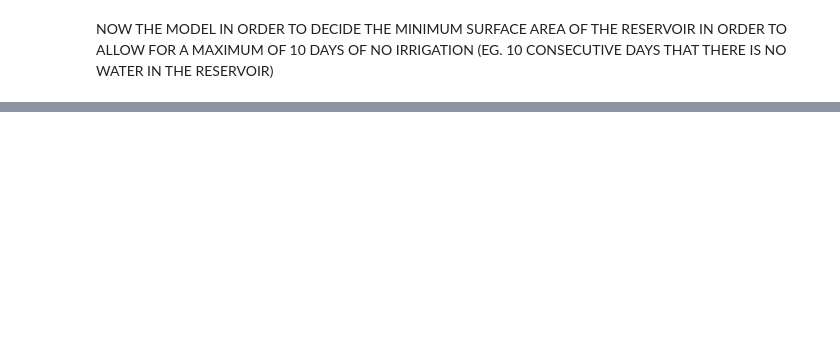
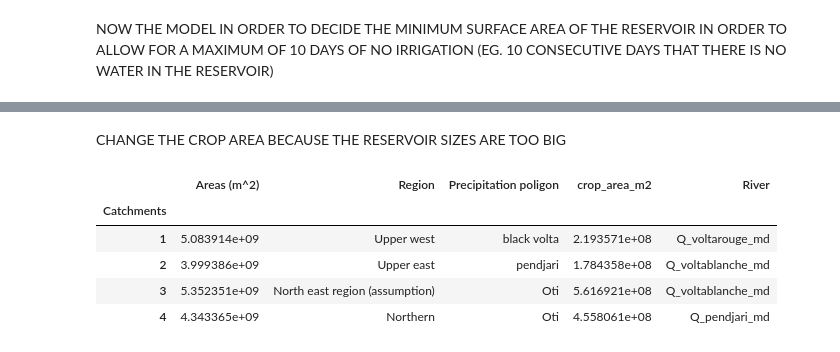
Before and after one commit to ehuistra/volta-case, a Jupyter notebook: Reservoir_Design_Model.ipynb, the cells around one changed output, grey strips where cells are left out. Drawn from its saved outputs; the diff is of its cells as text; code cells hidden in the pictures; blank space fills up the shorter version.

```diff
--- a/Reservoir_Design_Model.ipynb
+++ b/Reservoir_Design_Model.ipynb
@@ -606,0 +1019,16 @@ We will now continue by loading a design year for black volta and modelling the
+# %% [markdown]
+CHANGE THE CROP AREA BECAUSE THE RESERVOIR SIZES ARE TOO BIG
+# %%
+
+new_catchments = catchments.copy()
+
+new_catchments["crop_area_m2"] = new_catchments["crop_area_m2"] * 0.5
+
+new_catchments.head()
+# %% [output]
+|  | Areas (m^2) | Region | Precipitation poligon | crop_area_m2 | River |
+| Catchments |  |  |  |  |  |
+| 1 | 5.083914e+09 | Upper west | black volta | 2.193571e+08 | Q_voltarouge_md |
+| 2 | 3.999386e+09 | Upper east | pendjari | 1.784358e+08 | Q_voltablanche_md |
+| 3 | 5.352351e+09 | North east region (assumption) | Oti | 5.616921e+08 | Q_voltablanche_md |
+| 4 | 4.343365e+09 | Northern | Oti | 4.558061e+08 | Q_pendjari_md |
```
Also changed, not shown: parts of 18 cells of this notebook, 11 other files.
